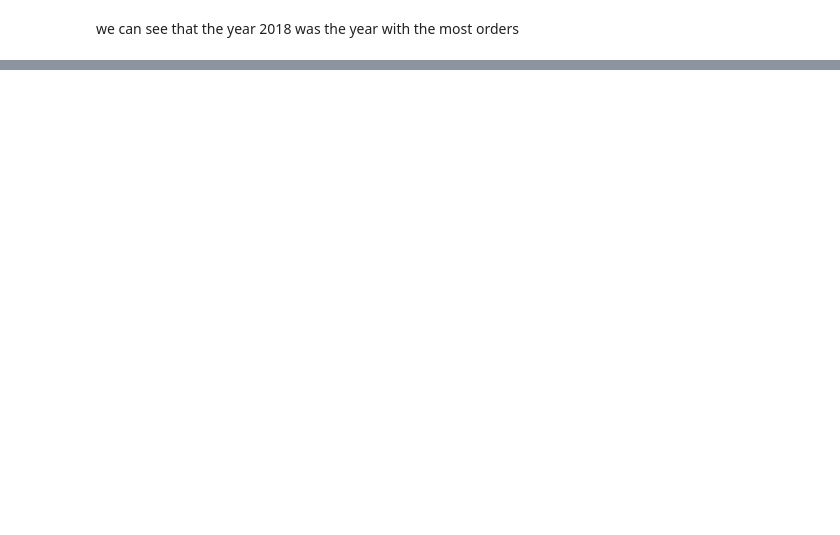
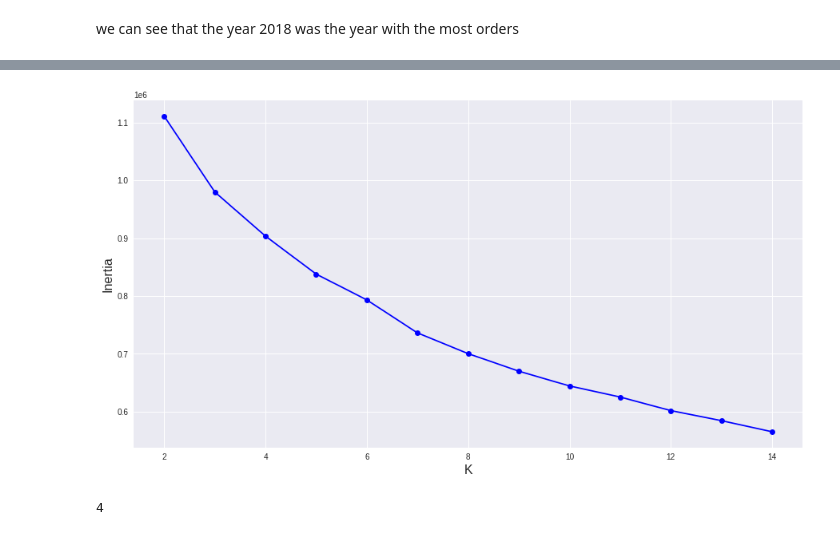
Before and after one commit to kapil0808/Brazilian-E-Commerce-Public-Dataset, a Jupyter notebook: Brazilian_E_Commerce_Public_Dataset_by_Olist.ipynb, the cells around one changed output, grey strips where cells are left out. Saved outputs shown, nothing was run; the diff lists cells and outputs as text; code cells hidden in the pictures; blank space fills up the shorter version.

```diff
--- a/Brazilian_E_Commerce_Public_Dataset_by_Olist.ipynb
+++ b/Brazilian_E_Commerce_Public_Dataset_by_Olist.ipynb
@@ -146,0 +186,6 @@ we can see that the year 2018 was the year with the most orders
+# %%
+columns = ['order_status', 'customer_state', 'order_item_id', 'price',
+           'freight_value', 'payment_sequential', 'payment_type', 'payment_installments', 'payment_value',
+           'order_purchase_year', 'order_purchase_month', 'order_purchase_day', 'order_purchase_hour']
+df = df[columns]
+df.head()
@@ -146,0 +239,15 @@ we can see that the year 2018 was the year with the most orders
+# %%
+from sklearn.preprocessing import StandardScaler, OneHotEncoder
+from sklearn.pipeline import Pipeline
+from sklearn.compose import ColumnTransformer
+
+
+num_attributes = ['order_item_id', 'price', 'freight_value', 'payment_sequential', 'payment_installments',
+                  'payment_value', 'order_purchase_year', 'order_purchase_month', 'order_purchase_day', 'order_purchase_hour']
+cat_attributes = ['order_status', 'customer_state', 'payment_type']
+
+pipeline = ColumnTransformer([
+        ('num', StandardScaler(), num_attributes),
+        ('cat', OneHotEncoder(), cat_attributes),
+])
+df_prepared = pipeline.fit_transform(df).toarray()
@@ -146,0 +258,9 @@ we can see that the year 2018 was the year with the most orders
+# %%
+from sklearn.decomposition import PCA
+
+# Preserving 95% of the variance
+pca = PCA(n_components=0.95)
+df_reduced = pca.fit_transform(df_prepared)
+df_reduced
+df_reduced.shape
+df_reduced
@@ -146,0 +281,15 @@ we can see that the year 2018 was the year with the most orders
+# %%
+from sklearn.cluster import KMeans
+
+k_range = range(2, 15)
+kmeans_per_k = [KMeans(n_clusters=k, random_state=42).fit(df_reduced)
+                for k in k_range]
+inertias = [model.inertia_ for model in kmeans_per_k]
+# %%
+plt.figure(figsize=(15, 8))
+plt.plot(k_range, inertias, 'bo-')
+plt.xlabel('K', fontsize=16)
+plt.ylabel('Inertia', fontsize=16)
+plt.show()
+# %% [output]
+[figure, added]
@@ -146,0 +301,8 @@ we can see that the year 2018 was the year with the most orders
+# %%
+best_index = np.argmax(silhouette_scores)
+best_k = k_range[best_index]
+best_score = silhouette_scores[best_index]
+
+best_k
+# %% [output]
+4
```
Also changed, not shown: parts of 18 cells of this notebook.
